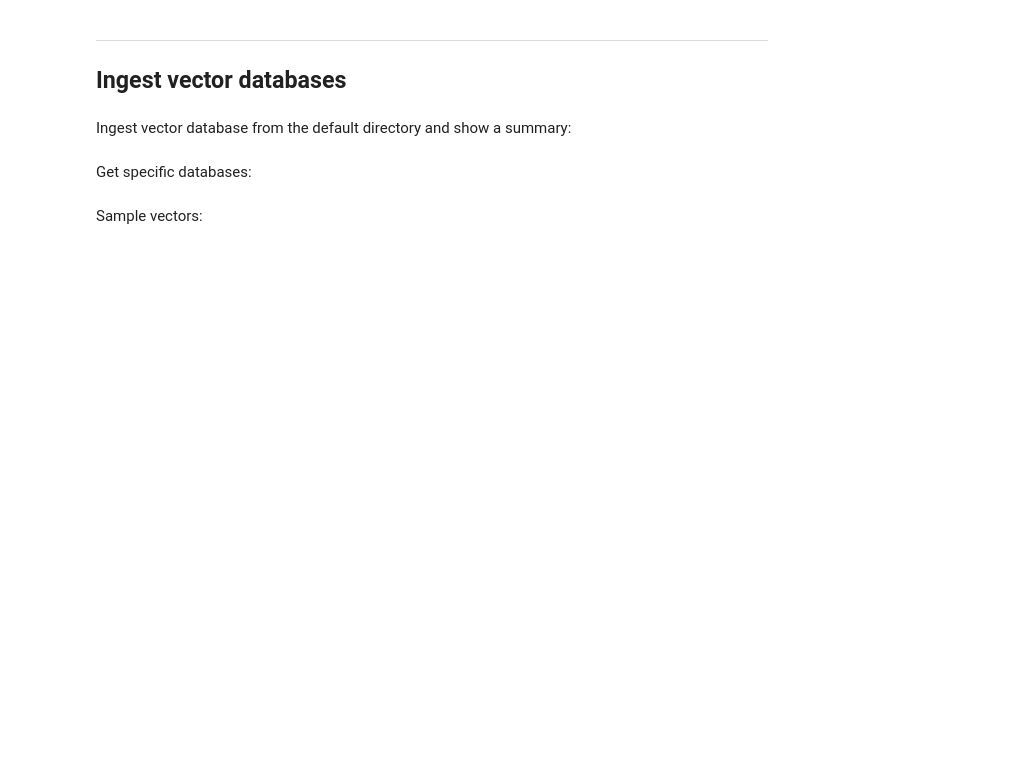
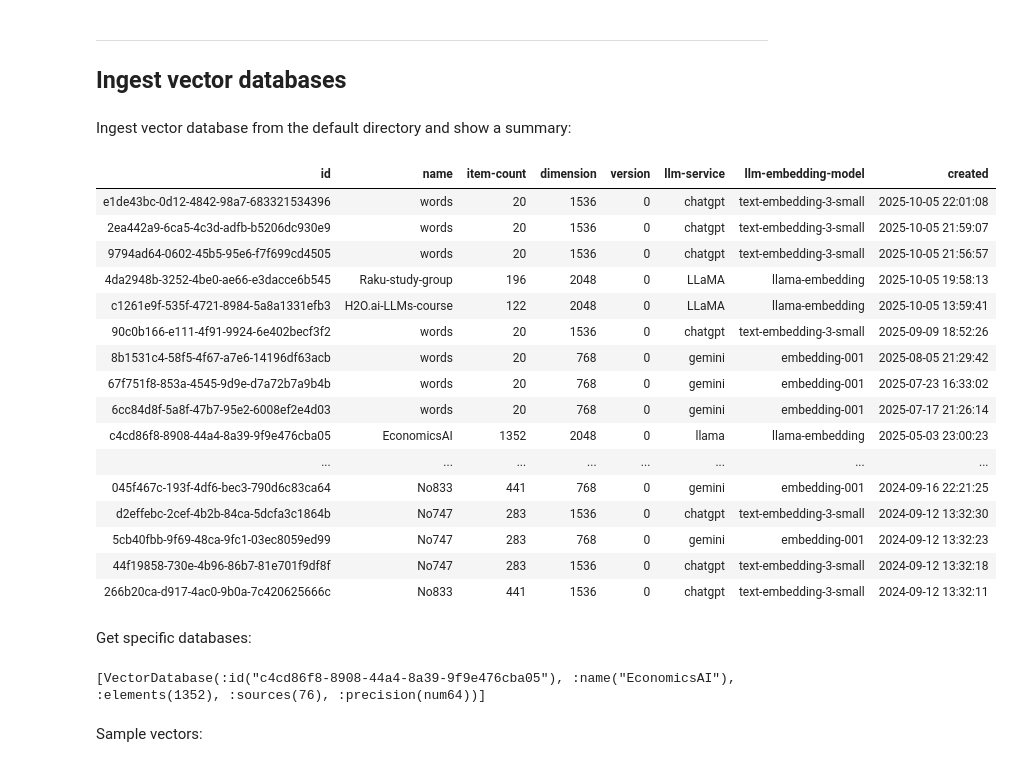
Before and after one commit to antononcube/EconomicsAI, a Jupyter notebook: notebooks/Jupyter/Raku-RAG-demo.ipynb, the cells around one changed output. Cells and saved outputs as stored; diff of their text form; code cells hidden in the pictures; blank space fills up the shorter version.

```diff
--- a/notebooks/Jupyter/Raku-RAG-demo.ipynb
+++ b/notebooks/Jupyter/Raku-RAG-demo.ipynb
@@ -113,10 +124,29 @@ Ingest vector database from the default directory and show a summary:
 # %%
 #% html
 my @field-names = <id name item-count dimension version llm-service llm-embedding-model created>;
 
-vector-database-objects(f=>'hash', :flat)
+my $vdbDirName = $*HOME ~ '/.local/share/raku/LLM/SemanticSearchIndex';
+vector-database-objects($vdbDirName, f=>'hash', :flat)
 
 ==> { $_.map({ $_<created> = $_<file>.IO.created.DateTime.Str.subst('T',' ').substr(^19); $_}).sort(*<created>).reverse }()
 ==> to-html(:@field-names)
+# %% [output]
+| id | name | item-count | dimension | version | llm-service | llm-embedding-model | created |
+| e1de43bc-0d12-4842-98a7-683321534396 | words | 20 | 1536 | 0 | chatgpt | text-embedding-3-small | 2025-10-05 22:01:08 |
+| 2ea442a9-6ca5-4c3d-adfb-b5206dc930e9 | words | 20 | 1536 | 0 | chatgpt | text-embedding-3-small | 2025-10-05 21:59:07 |
+| 9794ad64-0602-45b5-95e6-f7f699cd4505 | words | 20 | 1536 | 0 | chatgpt | text-embedding-3-small | 2025-10-05 21:56:57 |
+| 4da2948b-3252-4be0-ae66-e3dacce6b545 | Raku-study-group | 196 | 2048 | 0 | LLaMA | llama-embedding | 2025-10-05 19:58:13 |
+| c1261e9f-535f-4721-8984-5a8a1331efb3 | H2O.ai-LLMs-course | 122 | 2048 | 0 | LLaMA | llama-embedding | 2025-10-05 13:59:41 |
+| 90c0b166-e111-4f91-9924-6e402becf3f2 | words | 20 | 1536 | 0 | chatgpt | text-embedding-3-small | 2025-09-09 18:52:26 |
+| 8b1531c4-58f5-4f67-a7e6-14196df63acb | words | 20 | 768 | 0 | gemini | embedding-001 | 2025-08-05 21:29:42 |
+| 67f751f8-853a-4545-9d9e-d7a72b7a9b4b | words | 20 | 768 | 0 | gemini | embedding-001 | 2025-07-23 16:33:02 |
+| 6cc84d8f-5a8f-47b7-95e2-6008ef2e4d03 | words | 20 | 768 | 0 | gemini | embedding-001 | 2025-07-17 21:26:14 |
+| c4cd86f8-8908-44a4-8a39-9f9e476cba05 | EconomicsAI | 1352 | 2048 | 0 | llama | llama-embedding | 2025-05-03 23:00:23 |
+| ... | ... | ... | ... | ... | ... | ... | ... |
+| 045f467c-193f-4df6-bec3-790d6c83ca64 | No833 | 441 | 768 | 0 | gemini | embedding-001 | 2024-09-16 22:21:25 |
+| d2effebc-2cef-4b2b-84ca-5dcfa3c1864b | No747 | 283 | 1536 | 0 | chatgpt | text-embedding-3-small | 2024-09-12 13:32:30 |
+| 5cb40fbb-9f69-48ca-9fc1-03ec8059ed99 | No747 | 283 | 768 | 0 | gemini | embedding-001 | 2024-09-12 13:32:23 |
+| 44f19858-730e-4b96-86b7-81e701f9df8f | No747 | 283 | 1536 | 0 | chatgpt | text-embedding-3-small | 2024-09-12 13:32:18 |
+| 266b20ca-d917-4ac0-9b0a-7c420625666c | No833 | 441 | 1536 | 0 | chatgpt | text-embedding-3-small | 2024-09-12 13:32:11 |
 # %% [markdown]
 Get specific databases:
@@ -127,3 +153,7 @@ my @vdbs = vector-database-objects(f=>'hash', :flat).grep({ $_<id> ∈ <a840beb1
+# %%
+my @vdbs = vector-database-objects($vdbDirName, f=>'hash', :flat).grep({ $_<id> ∈ <c4cd86f8-8908-44a4-8a39-9f9e476cba05> }).map({ create-vector-database(file => $_<file>) })
+# %% [output]
+[VectorDatabase(:id("c4cd86f8-8908-44a4-8a39-9f9e476cba05"), :name("EconomicsAI"), :elements(1352), :sources(76), :precision(num64))]
 # %% [markdown]
 Sample vectors:
 # %%
```
Also changed, not shown: parts of 36 cells of this notebook.
